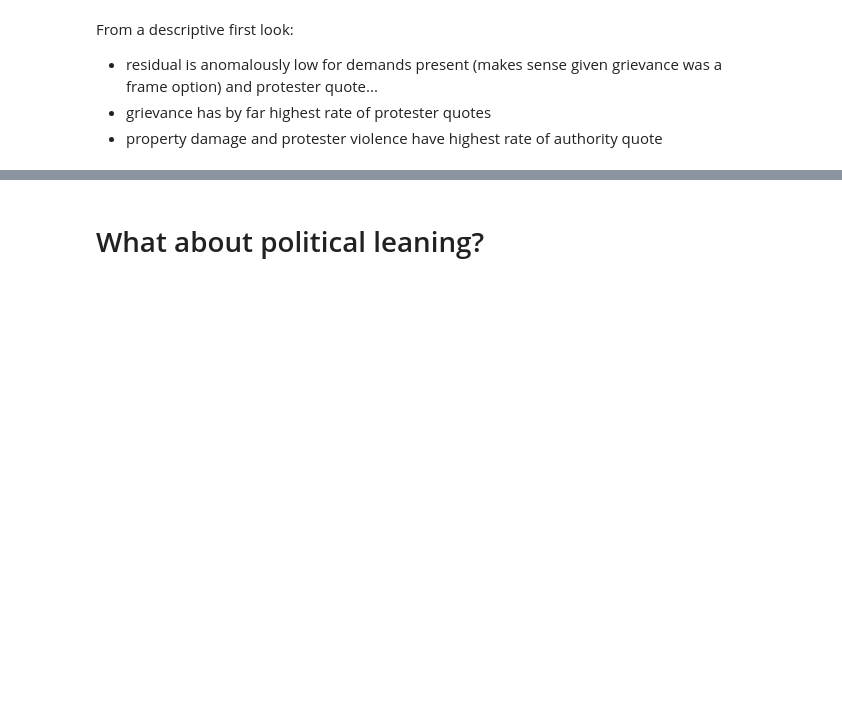
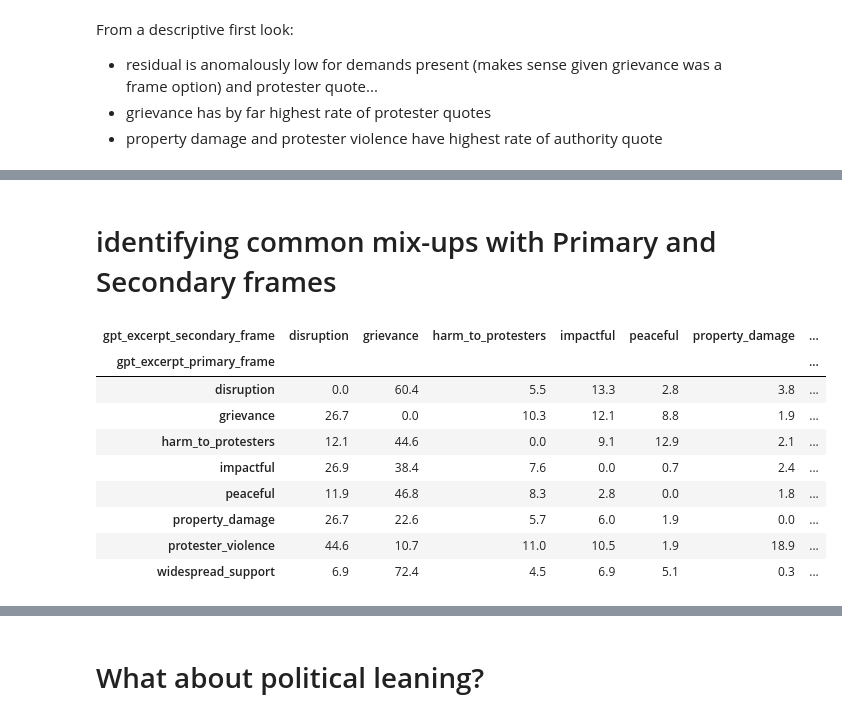
Before and after one commit to jjzhao12/protests_chai, a Jupyter notebook: analysis/explore.ipynb, the cells around one changed output, grey strips where cells are left out. Saved outputs shown, nothing was run; the diff lists cells and outputs as text; code cells hidden in the pictures; blank space fills up the shorter version.

```diff
--- a/analysis/explore.ipynb
+++ b/analysis/explore.ipynb
@@ -129,0 +158,30 @@ From a descriptive first look:
+# %% [markdown]
+# identifying common mix-ups with Primary and Secondary frames
+# %%
+# Keep only observations with a secondary frame
+secondary_df = merged_df[
+    merged_df["gpt_excerpt_secondary_frame"].notna()
+].copy()
+
+primary_secondary_pct = (
+    pd.crosstab(
+        secondary_df["gpt_excerpt_primary_frame"],
+        secondary_df["gpt_excerpt_secondary_frame"],
+        normalize="index"
+    )
+    .mul(100)
+    .round(1)
+)
+
+primary_secondary_pct
+# %% [output]
+| gpt_excerpt_secondary_frame | disruption | grievance | harm_to_protesters | impactful | peaceful | property_damage | ... |
+| gpt_excerpt_primary_frame |  |  |  |  |  |  | ... |
+| disruption | 0.0 | 60.4 | 5.5 | 13.3 | 2.8 | 3.8 | ... |
+| grievance | 26.7 | 0.0 | 10.3 | 12.1 | 8.8 | 1.9 | ... |
+| harm_to_protesters | 12.1 | 44.6 | 0.0 | 9.1 | 12.9 | 2.1 | ... |
+| impactful | 26.9 | 38.4 | 7.6 | 0.0 | 0.7 | 2.4 | ... |
+| peaceful | 11.9 | 46.8 | 8.3 | 2.8 | 0.0 | 1.8 | ... |
+| property_damage | 26.7 | 22.6 | 5.7 | 6.0 | 1.9 | 0.0 | ... |
+| protester_violence | 44.6 | 10.7 | 11.0 | 10.5 | 1.9 | 18.9 | ... |
+| widespread_support | 6.9 | 72.4 | 4.5 | 6.9 | 5.1 | 0.3 | ... |
```
Also changed, not shown: parts of 8 cells of this notebook, 2 other files.
